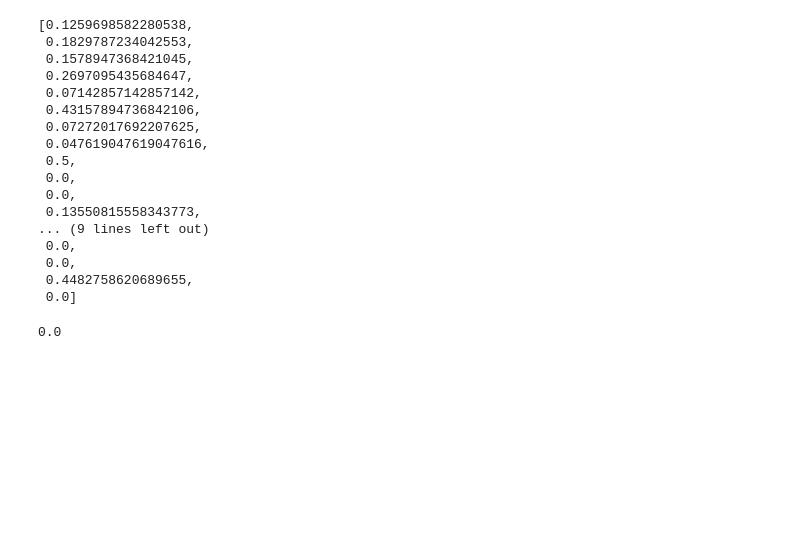
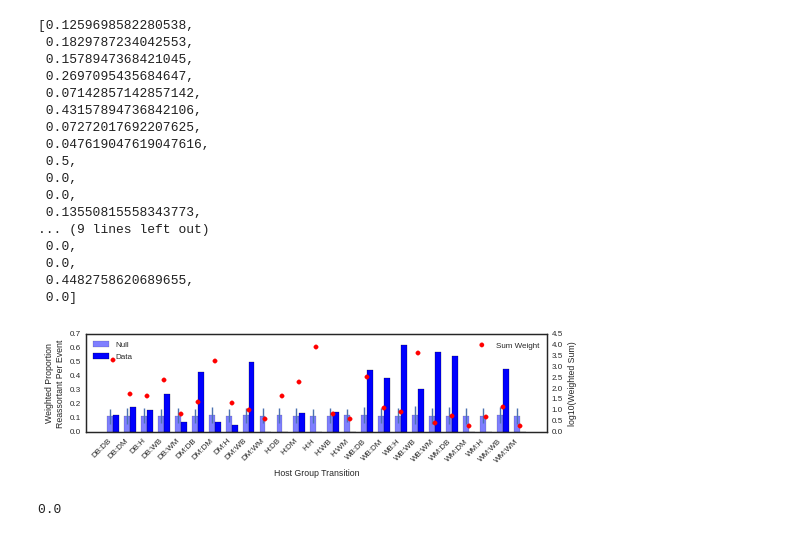
Before and after one commit to ericmjl/influenza-global-reassortment, a Jupyter notebook: Make Figure - Proportion Reassortant.ipynb, the cells around one changed output. Drawn from its saved outputs; the diff is of its cells as text; code cells hidden in the pictures; blank space fills up the shorter version.

Commit message:
added legends

```diff
--- a/Make Figure - Proportion Reassortant.ipynb
+++ b/Make Figure - Proportion Reassortant.ipynb
@@ -351,27 +351,29 @@ data
 # %%
 # Plot data vs. null model.
 fig = plt.figure(figsize=(8,2))
 
 ind = np.arange(len(means))
 width = 0.35
 
 ax = fig.add_subplot(1,1,1)
 ax.bar(ind, means, width=width, color='blue', label='Null', yerr=np.array(stds)*3, alpha=0.5)
 ax.bar(ind+width, data, width=width, color='blue', label='Data')
 ax.set_xticks(ind+width)
 ax.set_xticklabels(names, rotation=45, ha='right')
 ax.set_ylabel('Weighted Proportion\nReassortant Per Event')
 ax.set_xlabel('Host Group Transition')
 
 
 ax2 = ax.twinx()
 ax2.scatter(ind+width, log10weights, color='red', label='Sum Weight')
 ax2.set_ylabel('log10(Weighted Sum)')
-# ax.legend(loc='upper right')
-# ax2.legend(loc='upper right')
+ax.legend(loc='upper left')
+ax2.legend(loc='upper right')
 # plt.legend()
-plt.subplots_adjust(left=0.15, right=0.95, bottom=0.22)
+plt.subplots_adjust(left=0.12, right=0.92, bottom=0.22)
 plt.savefig('figures/Proportion Reassortant Ecological.pdf')
+# %% [output]
+[figure, added]
 # %%
 # # Try plotting as a square matrix of circles.
 # # Area of circle corresponds to proportion.
```
Also changed, not shown: 1 other file.
